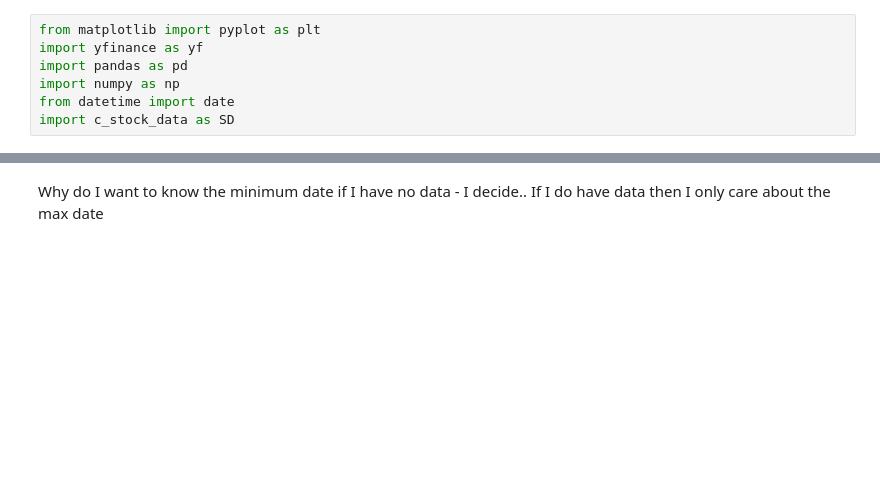
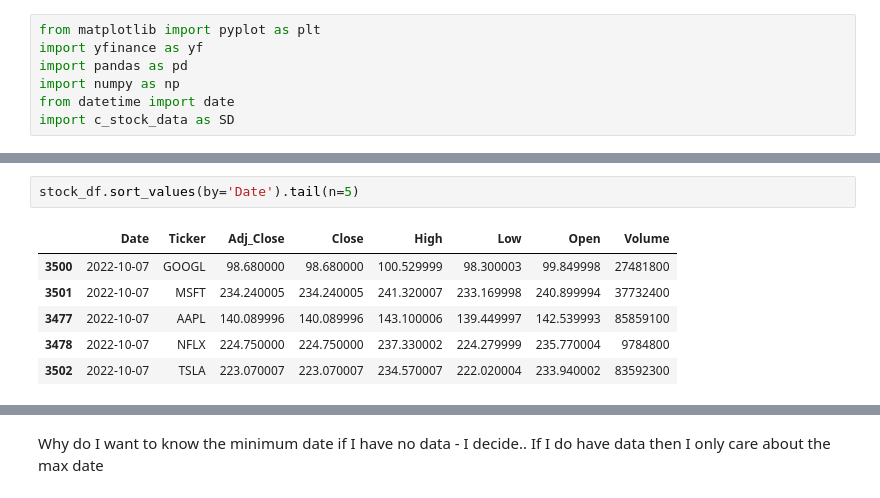
Before and after one commit to WiGram/InvestDB, a Jupyter notebook: stock_analysis.ipynb, the cells around one changed output, grey strips where cells are left out. Saved outputs shown, nothing was run; the diff lists cells and outputs as text; blank space fills up the shorter version.

```diff
--- a/stock_analysis.ipynb
+++ b/stock_analysis.ipynb
@@ -9,0 +122,9 @@ Make sure the below will function even if there is nothing to read
+# %%
+stock_df.sort_values(by='Date').tail(n=5)
+# %% [output]
+|  | Date | Ticker | Adj_Close | Close | High | Low | Open | Volume |
+| 3500 | 2022-10-07 | GOOGL | 98.680000 | 98.680000 | 100.529999 | 98.300003 | 99.849998 | 27481800 |
+| 3501 | 2022-10-07 | MSFT | 234.240005 | 234.240005 | 241.320007 | 233.169998 | 240.899994 | 37732400 |
+| 3477 | 2022-10-07 | AAPL | 140.089996 | 140.089996 | 143.100006 | 139.449997 | 142.539993 | 85859100 |
+| 3478 | 2022-10-07 | NFLX | 224.750000 | 224.750000 | 237.330002 | 224.279999 | 235.770004 | 9784800 |
+| 3502 | 2022-10-07 | TSLA | 223.070007 | 223.070007 | 234.570007 | 222.020004 | 233.940002 | 83592300 |
```
Also changed, not shown: parts of 39 cells of this notebook, 2 other files.
